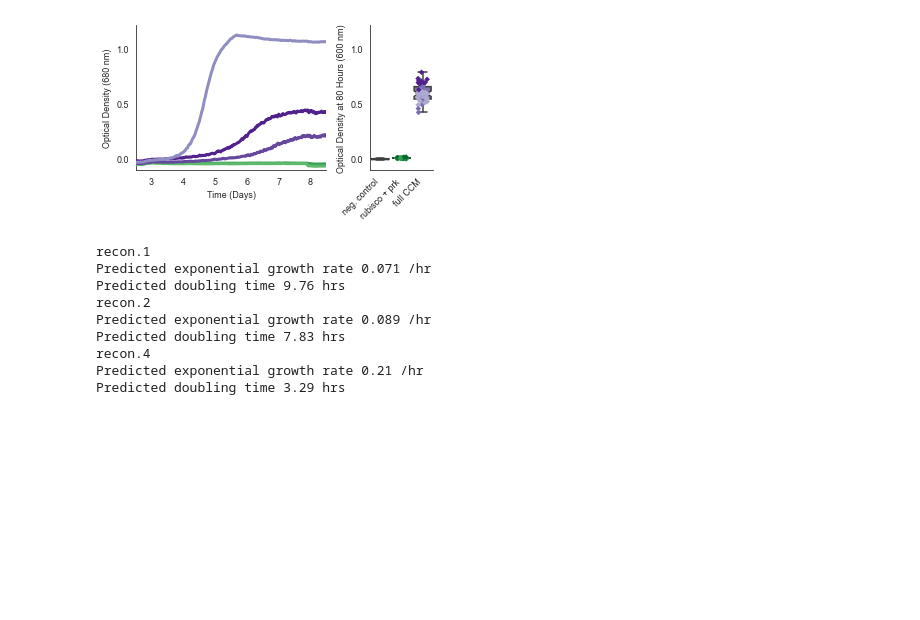
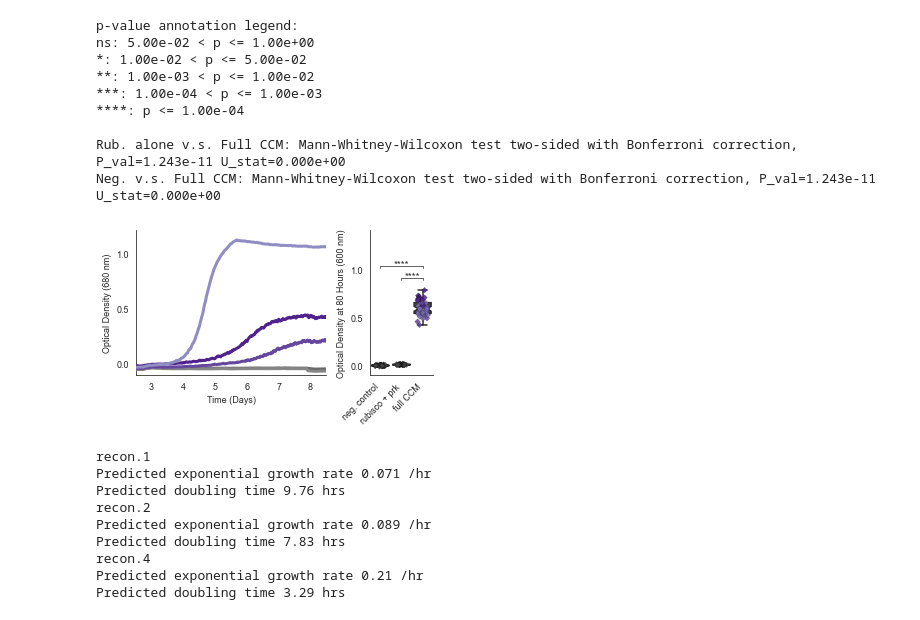
Before and after one commit to flamholz/carboxecoli, a Jupyter notebook: notebooks/Figure S6 ambient growth.ipynb, the cells around one changed output. Drawn from its saved outputs; the diff is of its cells as text; code cells hidden in the pictures; blank space fills up the shorter version.

```diff
--- a/notebooks/Figure S6 ambient growth.ipynb
+++ b/notebooks/Figure S6 ambient growth.ipynb
@@ -42,7 +43,7 @@ for k, v in bioreactor_mapping.items():
     n = int(n)
     c = purples[-n]
     if name == 'lsPrk':
-        c = greens[-n]
+        c = greys[-n]
 
     bioreactor_names2plot[k] = c
 # %%
@@ -57,9 +58,9 @@ neg_exp = [c for c in all_names if c.startswith('ls')]
 
 # Colors to use for the spark endpoint data
 replicates_palette = {}
-replicates_palette.update([(n, greys[-2*i-1]) for i, n in enumerate(neg)])
-replicates_palette.update([(n, greens[-2*i-1]) for i, n in enumerate(neg_exp)])
-replicates_palette.update([(n, purples[-2*i-1]) for i, n in enumerate(exp)])
+replicates_palette.update([(n, greys[-1*i-1]) for i, n in enumerate(neg)])
+replicates_palette.update([(n, greys[-1*i-1]) for i, n in enumerate(neg_exp)])
+replicates_palette.update([(n, purples[-1*i-1]) for i, n in enumerate(exp)])
 # %%
 plt.figure(figsize=(7.25, 3))
 sns.set_style('white')
@@ -83,39 +84,58 @@ for name, color in sorted(bioreactor_names2plot.items()):
         z = -10
     plt.plot(times, smoothed_ods, lw=3, color=color, zorder=z)
 
 plt.xticks(np.arange(0, 216, 24), np.arange(0, 220, 24)//24, fontsize=9)
 plt.yticks(np.arange(0.0, 1.01, 0.5), fontsize=9)
 
 plt.xlim(60, 204)
 plt.ylim(-0.1, 1.21)
 
 plt.xlabel('Time (Days)', fontsize=9)
 plt.ylabel('Optical Density (680 nm)', fontsize=9)
 
 sns.despine(right=True, top=True, ax=ax0)
 
 ax1 = plt.subplot(gs[0, 1])
 
-pal = {'Full CCM': purples[-3], 'Rub. alone': greens[-3], 'Neg.': greys[-3]}
-sns.boxplot(data=spark_endpoint_df, x='sample', y='OD', order=('Neg.', 'Rub. alone', 'Full CCM'),
+# boxplots in dark grey
+pal = {'Full CCM': greys[-2], 'Rub. alone': greys[-2], 'Neg.': greys[-2]}
+lr_order = ('Neg.', 'Rub. alone', 'Full CCM')
+sns.boxplot(data=spark_endpoint_df, x='sample', y='OD', order=lr_order,
             whis=np.inf, palette=pal, notch=True)
-sns.stripplot(data=spark_endpoint_df, x='sample', y='OD', order=('Neg', 'Rub. alone', 'Full CCM'),
-              palette=replicates_palette, size=4, hue='replicate', jitter=0.25, marker='D', edgecolor='black')
+sns.stripplot(data=spark_endpoint_df, x='sample', y='OD', order=lr_order,
+              palette=replicates_palette, size=4, hue='replicate', jitter=0.25,
+              marker='D', edgecolor='k', linewidth=0.2, alpha=0.85)
+
+test_results = add_stat_annotation(ax1, data=spark_endpoint_df, x='sample', y='OD', order=lr_order,
+                                   box_pairs=[('Neg.', 'Full CCM'), ('Rub. alone', 'Full CCM')],
+                                   test='Mann-Whitney',
+                                   text_format='star', text_offset=-2,
+                                   line_height=0.02, line_offset=0.08, linewidth=0.75,
+                                   loc='outside', verbose=2)
 
 plt.legend().set_visible(False)
 
-plt.ylim(-0.1, 1.21)
+plt.ylim(-0.1, 1.41)
 plt.xticks(np.arange(3), ['neg. control', 'rubisco + prk', 'full CCM'], rotation=45, ha='right', fontsize=9)
 plt.yticks(np.arange(0.0, 1.01, 0.5), fontsize=9)
 plt.xlabel('')
 plt.ylabel('Optical Density at 80 Hours (600 nm)', fontsize=9)
 sns.despine(ax=ax1)
 plt.tight_layout()
 
 plt.savefig('figS6/figS6.png', dpi=300)
 plt.show()
 # %% [output]
+p-value annotation legend:
+ns: 5.00e-02 < p <= 1.00e+00
+*: 1.00e-02 < p <= 5.00e-02
+**: 1.00e-03 < p <= 1.00e-02
+***: 1.00e-04 < p <= 1.00e-03
+****: p <= 1.00e-04
+
+Rub. alone v.s. Full CCM: Mann-Whitney-Wilcoxon test two-sided with Bonferroni correction, P_val=1.243e-11 U_stat=0.000e+00
+Neg. v.s. Full CCM: Mann-Whitney-Wilcoxon test two-sided with Bonferroni correction, P_val=1.243e-11 U_stat=0.000e+00
-[figure, old version]
+[figure, new version]
 # %%
 # Calculate and plot a maximal growth rate for the experimental tubes
 plt.figure()
```
Also changed, not shown: parts of 3 cells of this notebook, 1 other file.
